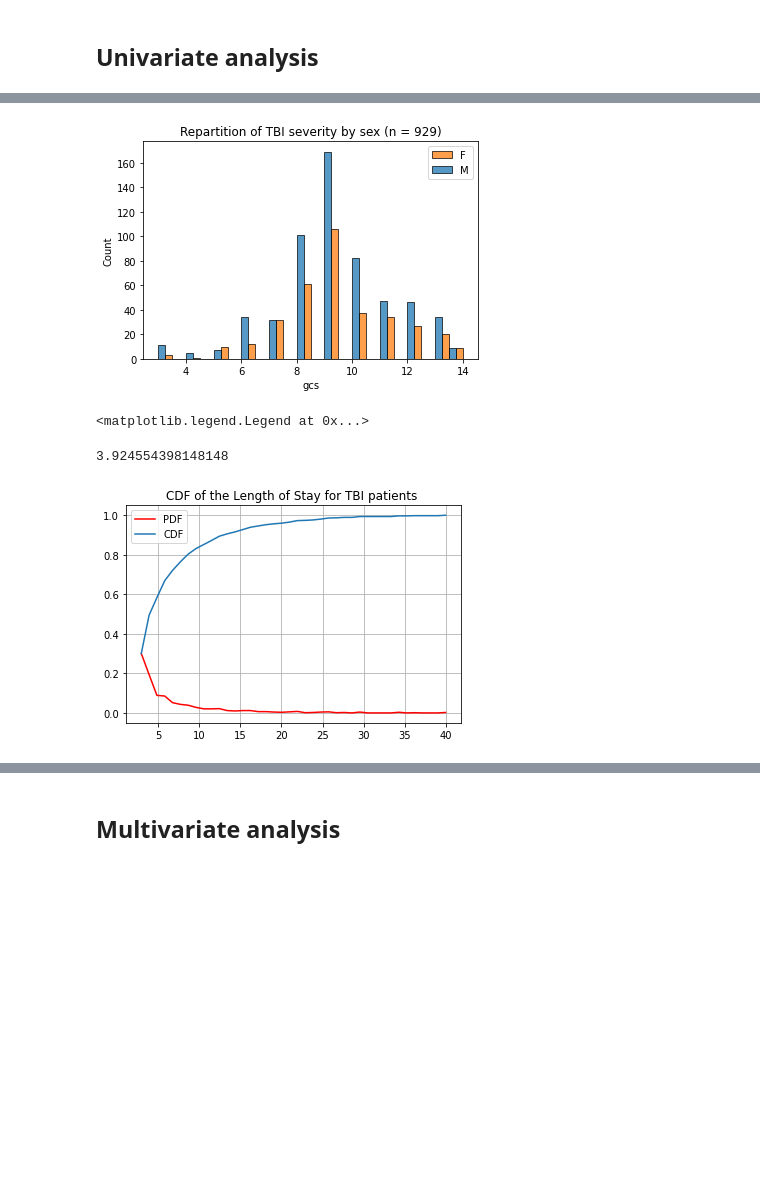
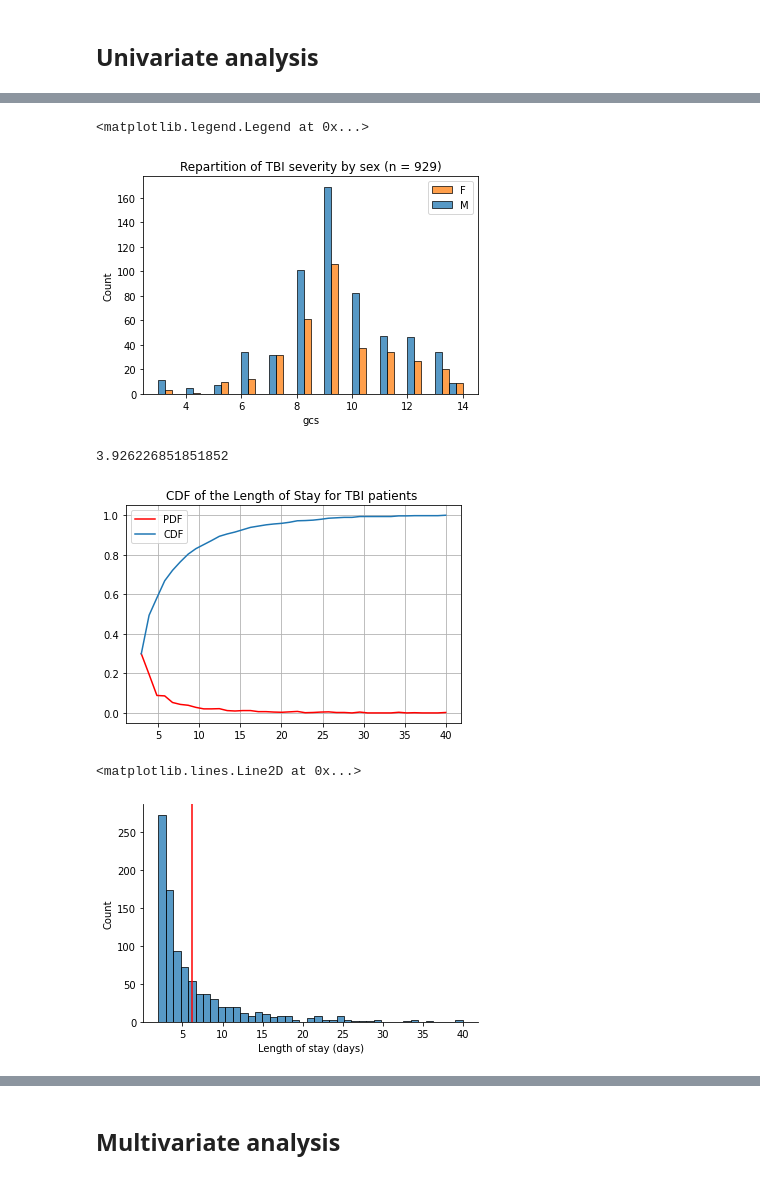
Before and after one commit to AgatheZ/Master-Project, a Jupyter notebook: MIMIC_IV/Database analysis/demographics_eda.ipynb, the cells around one changed output, grey strips where cells are left out. Drawn from its saved outputs; the diff is of its cells as text; code cells hidden in the pictures; blank space fills up the shorter version.

```diff
--- a/MIMIC_IV/Database analysis/demographics_eda.ipynb
+++ b/MIMIC_IV/Database analysis/demographics_eda.ipynb
@@ -30,6 +30,4 @@ from sklearn import datasets
 import statistics as s
 # %%
 demographic_batches= np.load('preprocessed_batches/batch_demographic.npy', allow_pickle = True)
-demographic = pd.DataFrame(np.load('preprocessed_batches/df_demographic.npy', allow_pickle=True), columns = [ 'sex', 'age',  'bmi', 'death', 'gcs'])
-
-print(demographic)
+demographic = pd.DataFrame(np.load('preprocessed_batches/df_demographic.npy', allow_pickle=True), columns = [ 'id', 'sex', 'age', 'los', 'bmi', 'death', 'gcs'])
@@ -79,8 +81,8 @@ sns.histplot(data = demographic, x = "gcs", hue = "death", multiple="stack", bin
 sns.histplot(data = demographic, x = "gcs", hue = "sex", multiple="dodge", binwidth=0.5).set(title='Repartition of TBI severity by sex (n = 929)')
 plt.legend(labels = ['F', 'M'])
 # %% [output]
+<matplotlib.legend.Legend at 0x...>
 [figure]
-<matplotlib.legend.Legend at 0x...>
 # %%
 count, bins_count = np.histogram(demographic['los'], bins=40)
 pdf = count / sum(count)
@@ -92,5 +94,17 @@ plt.grid()
 plt.title('CDF of the Length of Stay for TBI patients ')
 print(s.median(demographic['los']))
 # %% [output]
-3.924554398148148
+3.926226851851852
 [figure]
+# %%
+#LOS HIST
+fig, ax = plt.subplots()
+sns.histplot(data = demographic, x = "los", )
+ax.spines['top'].set_visible(False)
+ax.spines['right'].set_visible(False)
+plt.xlabel('Length of stay (days)')
+plt.axvline(x=demographic.los.mean(),
+            color='red')
+# %% [output]
+<matplotlib.lines.Line2D at 0x...>
+[figure, added]
```
Also changed, not shown: parts of 5 cells of this notebook, 9 other files.
